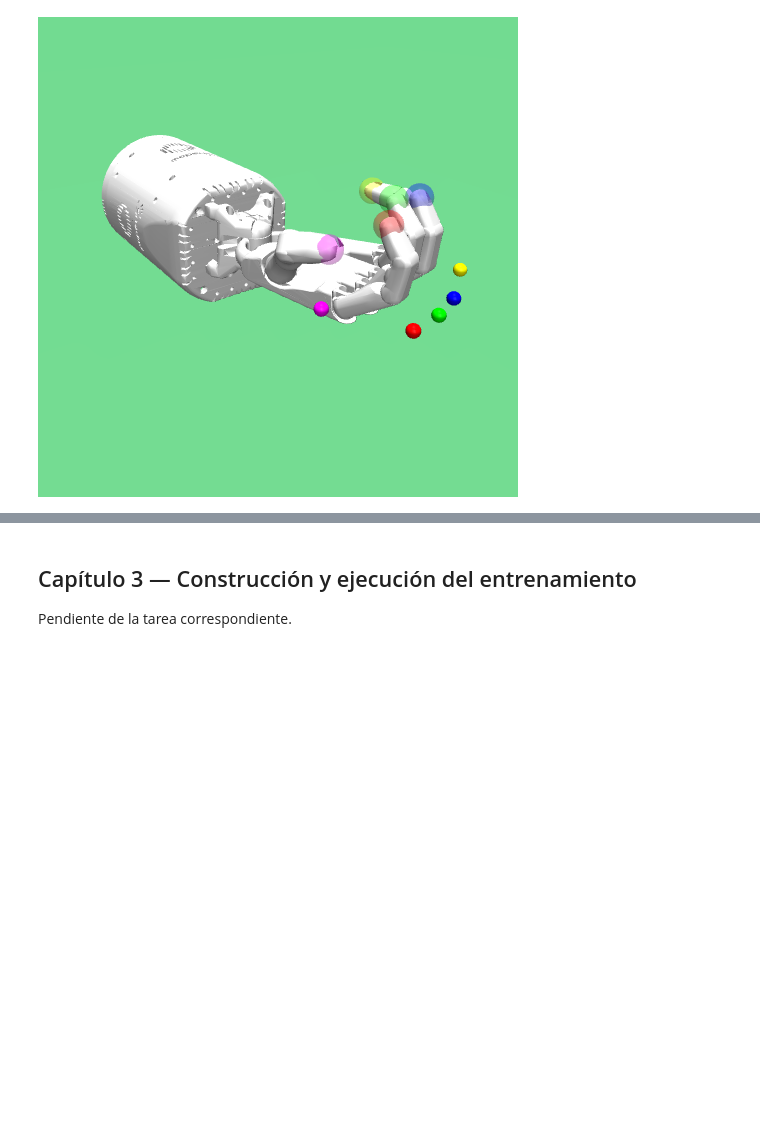
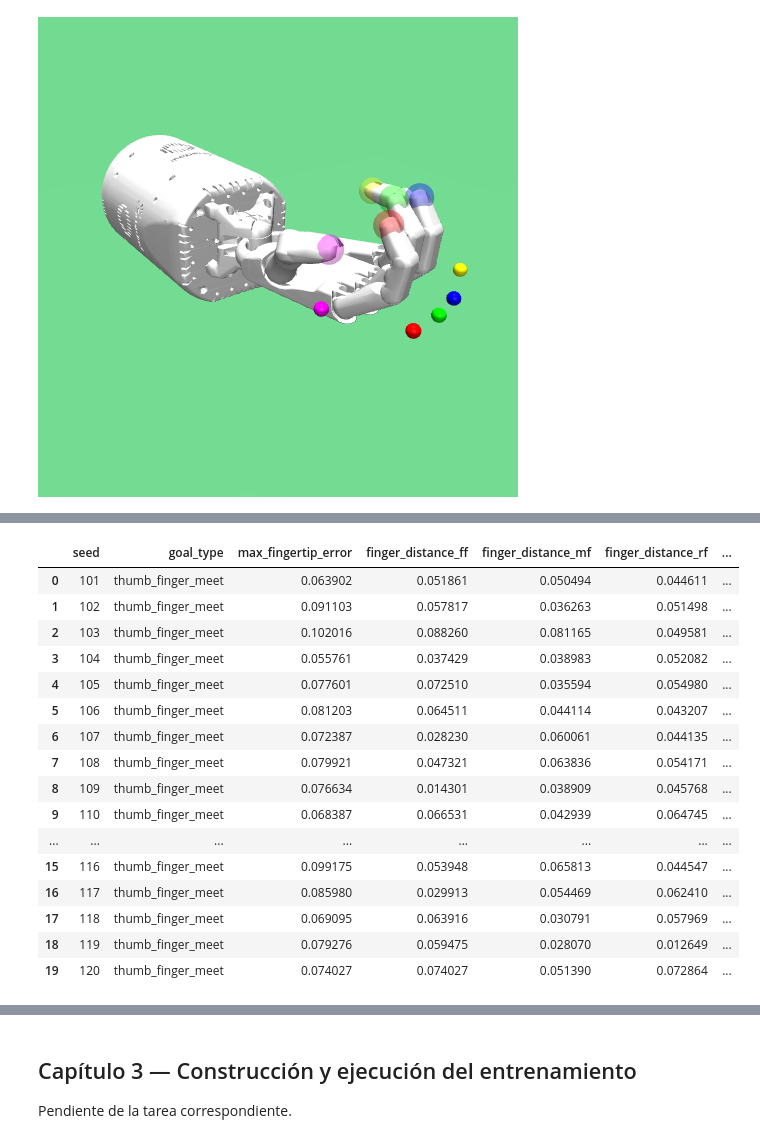
Before and after one commit to j-mauro-r/reinforcement_learning_reto_2, a Jupyter notebook: 3-HandReachDense/HandReachDense.ipynb, the cells around one changed output, grey strips where cells are left out. Saved outputs shown, nothing was run; the diff lists cells and outputs as text; code cells hidden in the pictures; blank space fills up the shorter version.

Commit message:
feat(hand): Measure twenty random episodes and fingertip diagnostics — Task 2 of PLAN_hand_reach_dense

```diff
--- a/3-HandReachDense/HandReachDense.ipynb
+++ b/3-HandReachDense/HandReachDense.ipynb
@@ -51,7 +51,7 @@ assert VERSIONS == DEPENDENCIES, (VERSIONS, DEPENDENCIES)
 CONFIG = {
     "env_id": "HandReachDense-v3", "algorithm": "PPO", "policy": "MultiInputPolicy",
     "profile": "smoke", "train_seed": 42, "device": "cpu", "torch_threads": 1,
-    "baseline_seeds": list(range(101, 111)), "tuning_seeds": list(range(201, 206)),
+    "baseline_seeds": list(range(101, 121)), "tuning_seeds": list(range(201, 206)),
     "selection_seeds": list(range(201, 211)), "final_eval_seeds": list(range(1001, 1011)),
     "probe_seeds": list(range(5001, 5101)), "reload_seeds": [401, 402],
     "video_seed": 301, "intermediate_timesteps": 500_000, "video_fps": 25, "video_size": 480,
@@ -210,0 +211,83 @@ Pendiente de la tarea correspondiente.
+# %%
+def evaluate_policy(model, seeds):
+    """Evaluate complete episodes without learning or exploration noise.
+
+    Args:
+        model: Predict-compatible policy, or None for uniform random actions.
+        seeds: Explicit evaluation seeds, separate from training.
+
+    Returns:
+        DataFrame with returns, success and geometric diagnostics per episode.
+    """
+    rows = []
+    env = make_env(seeds[0])
+    try:
+        for seed in seeds:
+            obs, _ = env.reset(seed=seed)
+            env.action_space.seed(seed)
+            goal_type = "initial_hold" if np.allclose(obs["desired_goal"], env.unwrapped.initial_goal, rtol=0, atol=1e-10) else "thumb_finger_meet"
+            actions = []
+            rewards, distances, successes = [], [], []
+            terminated = truncated = False
+            while not (terminated or truncated):
+                action = env.action_space.sample() if model is None else model.predict(obs, deterministic=True)[0]
+                assert env.action_space.contains(np.asarray(action, dtype=np.float32))
+                actions.append(np.asarray(action).copy())
+                obs, reward, terminated, truncated, info = env.step(action)
+                rewards.append(float(reward))
+                distances.append(float(np.linalg.norm(obs["achieved_goal"] - obs["desired_goal"])))
+                successes.append(bool(info["is_success"]))
+            finger_errors = np.linalg.norm((obs["achieved_goal"] - obs["desired_goal"]).reshape(5, 3), axis=1)
+            rows.append({"seed": seed, "goal_type": goal_type,
+                         "max_fingertip_error": float(finger_errors.max()),
+                         **{f"finger_distance_{name}": float(error) for name, error in zip(["ff", "mf", "rf", "lf", "th"], finger_errors)},
+                         "action_mean_abs": float(np.abs(actions).mean()),
+                         "action_saturation_fraction": float((np.abs(actions) >= 0.99).mean()), "episode_return": sum(rewards), "episode_length": len(rewards),
+                         "success_any": any(successes), "success_final": successes[-1],
+                         "success_fraction": float(np.mean(successes)),
+                         "time_to_first_success": successes.index(True) + 1 if any(successes) else None,
+                         "min_goal_distance": min(distances), "final_goal_distance": distances[-1]})
+    finally:
+        env.close()
+    return pd.DataFrame(rows).astype({"time_to_first_success": "Float64"})
+
+
+assert not set(CONFIG["baseline_seeds"]) & set(CONFIG["tuning_seeds"] + CONFIG["final_eval_seeds"])
+random_df = evaluate_policy(None, CONFIG["baseline_seeds"])
+assert len(random_df) == 20 and (random_df["episode_length"] == 50).all()
+assert {"seed", "episode_return", "episode_length", "success_any", "success_final",
+        "success_fraction", "min_goal_distance", "final_goal_distance"}.issubset(random_df.columns)
+assert random_df["episode_return"].notna().all()
+assert random_df["success_fraction"].between(0, 1).all()
+repeat = evaluate_policy(None, CONFIG["baseline_seeds"][:1])
+pd.testing.assert_frame_equal(random_df.iloc[:1].reset_index(drop=True), repeat)
+repro_env = make_env(CONFIG["baseline_seeds"][0])
+try:
+    a, _ = repro_env.reset(seed=CONFIG["baseline_seeds"][0])
+    b, _ = repro_env.reset(seed=CONFIG["baseline_seeds"][0])
+    c, _ = repro_env.reset(seed=CONFIG["baseline_seeds"][1])
+    np.testing.assert_allclose(a["desired_goal"], b["desired_goal"])
+    assert not np.allclose(a["desired_goal"], c["desired_goal"])
+finally:
+    repro_env.close()
+random_df.to_csv(RESULTS_DIR / "random_baseline_initial.csv", index=False)
+display(random_df)
+print(random_df[["episode_return", "success_final", "success_fraction", "final_goal_distance"]].mean())
+# %% [output]
+|  | seed | goal_type | max_fingertip_error | finger_distance_ff | finger_distance_mf | finger_distance_rf | ... |
+| 0 | 101 | thumb_finger_meet | 0.063902 | 0.051861 | 0.050494 | 0.044611 | ... |
+| 1 | 102 | thumb_finger_meet | 0.091103 | 0.057817 | 0.036263 | 0.051498 | ... |
+| 2 | 103 | thumb_finger_meet | 0.102016 | 0.088260 | 0.081165 | 0.049581 | ... |
+| 3 | 104 | thumb_finger_meet | 0.055761 | 0.037429 | 0.038983 | 0.052082 | ... |
+| 4 | 105 | thumb_finger_meet | 0.077601 | 0.072510 | 0.035594 | 0.054980 | ... |
+| 5 | 106 | thumb_finger_meet | 0.081203 | 0.064511 | 0.044114 | 0.043207 | ... |
+| 6 | 107 | thumb_finger_meet | 0.072387 | 0.028230 | 0.060061 | 0.044135 | ... |
+| 7 | 108 | thumb_finger_meet | 0.079921 | 0.047321 | 0.063836 | 0.054171 | ... |
+| 8 | 109 | thumb_finger_meet | 0.076634 | 0.014301 | 0.038909 | 0.045768 | ... |
+| 9 | 110 | thumb_finger_meet | 0.068387 | 0.066531 | 0.042939 | 0.064745 | ... |
+| ... | ... | ... | ... | ... | ... | ... | ... |
+| 15 | 116 | thumb_finger_meet | 0.099175 | 0.053948 | 0.065813 | 0.044547 | ... |
+| 16 | 117 | thumb_finger_meet | 0.085980 | 0.029913 | 0.054469 | 0.062410 | ... |
+| 17 | 118 | thumb_finger_meet | 0.069095 | 0.063916 | 0.030791 | 0.057969 | ... |
+| 18 | 119 | thumb_finger_meet | 0.079276 | 0.059475 | 0.028070 | 0.012649 | ... |
+| 19 | 120 | thumb_finger_meet | 0.074027 | 0.074027 | 0.051390 | 0.072864 | ... |
```
Also changed, not shown: parts of 2 cells of this notebook, 1 other file.
